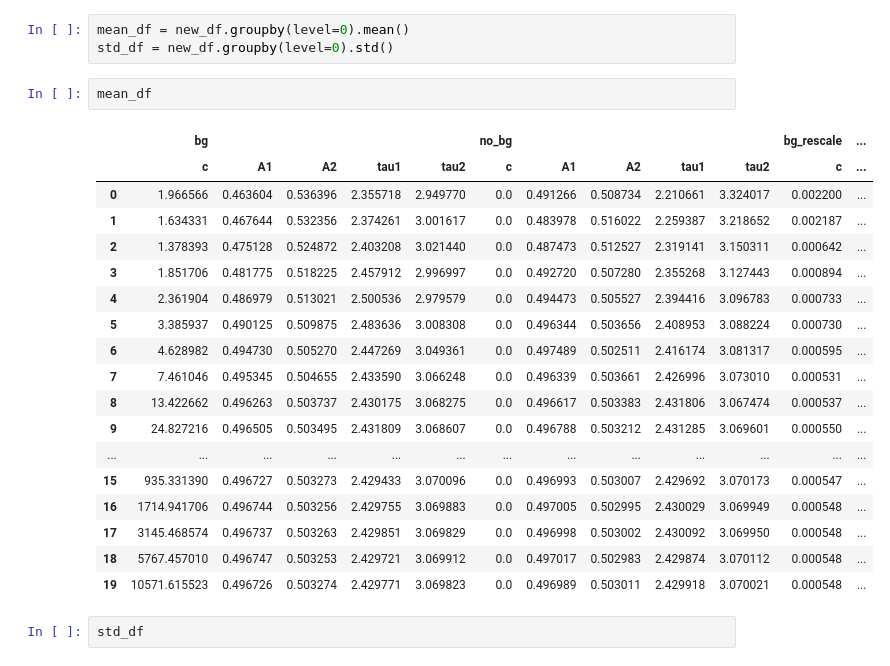
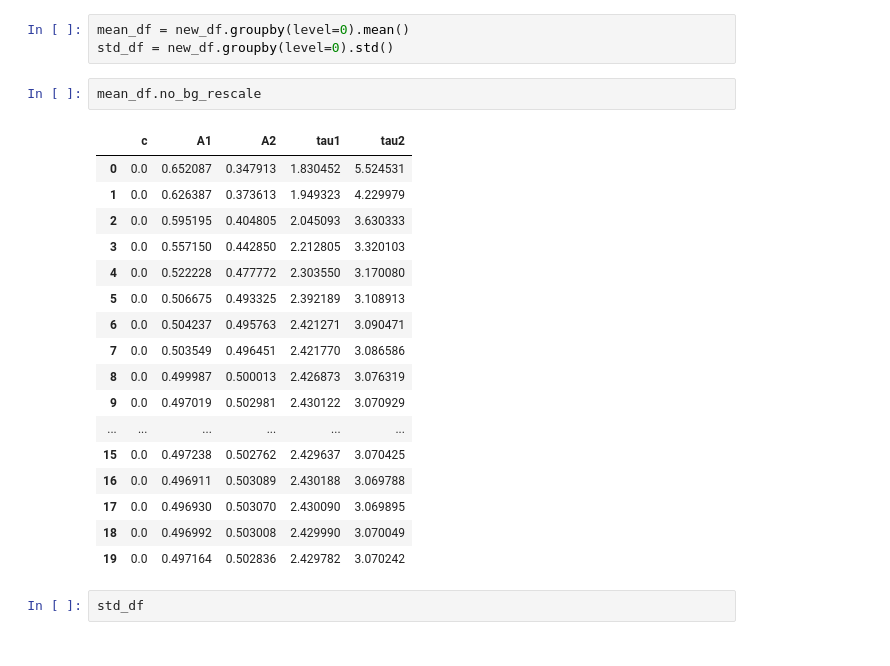
Before and after one commit to ngcnpeter/Y3_Group_Project_2B, a Jupyter notebook: TCSPC-simulation/MLE (7).ipynb, the cells around one changed output. Saved outputs shown, nothing was run; the diff lists cells and outputs as text.

```diff
--- a/TCSPC-simulation/MLE (7).ipynb
+++ b/TCSPC-simulation/MLE (7).ipynb
@@ -378,26 +417,25 @@ plt.show()
 mean_df = new_df.groupby(level=0).mean()
 std_df = new_df.groupby(level=0).std()
 # %%
-mean_df
+mean_df.no_bg_rescale
 # %% [output]
-|  | bg |  |  |  |  | no_bg |  |  |  |  | bg_rescale | ... |
-|  | c | A1 | A2 | tau1 | tau2 | c | A1 | A2 | tau1 | tau2 | c | ... |
-| 0 | 1.966566 | 0.463604 | 0.536396 | 2.355718 | 2.949770 | 0.0 | 0.491266 | 0.508734 | 2.210661 | 3.324017 | 0.002200 | ... |
-| 1 | 1.634331 | 0.467644 | 0.532356 | 2.374261 | 3.001617 | 0.0 | 0.483978 | 0.516022 | 2.259387 | 3.218652 | 0.002187 | ... |
-| 2 | 1.378393 | 0.475128 | 0.524872 | 2.403208 | 3.021440 | 0.0 | 0.487473 | 0.512527 | 2.319141 | 3.150311 | 0.000642 | ... |
-| 3 | 1.851706 | 0.481775 | 0.518225 | 2.457912 | 2.996997 | 0.0 | 0.492720 | 0.507280 | 2.355268 | 3.127443 | 0.000894 | ... |
-| 4 | 2.361904 | 0.486979 | 0.513021 | 2.500536 | 2.979579 | 0.0 | 0.494473 | 0.505527 | 2.394416 | 3.096783 | 0.000733 | ... |
-| 5 | 3.385937 | 0.490125 | 0.509875 | 2.483636 | 3.008308 | 0.0 | 0.496344 | 0.503656 | 2.408953 | 3.088224 | 0.000730 | ... |
-| 6 | 4.628982 | 0.494730 | 0.505270 | 2.447269 | 3.049361 | 0.0 | 0.497489 | 0.502511 | 2.416174 | 3.081317 | 0.000595 | ... |
-| 7 | 7.461046 | 0.495345 | 0.504655 | 2.433590 | 3.066248 | 0.0 | 0.496339 | 0.503661 | 2.426996 | 3.073010 | 0.000531 | ... |
-| 8 | 13.422662 | 0.496263 | 0.503737 | 2.430175 | 3.068275 | 0.0 | 0.496617 | 0.503383 | 2.431806 | 3.067474 | 0.000537 | ... |
-| 9 | 24.827216 | 0.496505 | 0.503495 | 2.431809 | 3.068607 | 0.0 | 0.496788 | 0.503212 | 2.431285 | 3.069601 | 0.000550 | ... |
-| ... | ... | ... | ... | ... | ... | ... | ... | ... | ... | ... | ... | ... |
-| 15 | 935.331390 | 0.496727 | 0.503273 | 2.429433 | 3.070096 | 0.0 | 0.496993 | 0.503007 | 2.429692 | 3.070173 | 0.000547 | ... |
-| 16 | 1714.941706 | 0.496744 | 0.503256 | 2.429755 | 3.069883 | 0.0 | 0.497005 | 0.502995 | 2.430029 | 3.069949 | 0.000548 | ... |
-| 17 | 3145.468574 | 0.496737 | 0.503263 | 2.429851 | 3.069829 | 0.0 | 0.496998 | 0.503002 | 2.430092 | 3.069950 | 0.000548 | ... |
-| 18 | 5767.457010 | 0.496747 | 0.503253 | 2.429721 | 3.069912 | 0.0 | 0.497017 | 0.502983 | 2.429874 | 3.070112 | 0.000548 | ... |
-| 19 | 10571.615523 | 0.496726 | 0.503274 | 2.429771 | 3.069823 | 0.0 | 0.496989 | 0.503011 | 2.429918 | 3.070021 | 0.000548 | ... |
+|  | c | A1 | A2 | tau1 | tau2 |
+| 0 | 0.0 | 0.652087 | 0.347913 | 1.830452 | 5.524531 |
+| 1 | 0.0 | 0.626387 | 0.373613 | 1.949323 | 4.229979 |
+| 2 | 0.0 | 0.595195 | 0.404805 | 2.045093 | 3.630333 |
+| 3 | 0.0 | 0.557150 | 0.442850 | 2.212805 | 3.320103 |
+| 4 | 0.0 | 0.522228 | 0.477772 | 2.303550 | 3.170080 |
+| 5 | 0.0 | 0.506675 | 0.493325 | 2.392189 | 3.108913 |
+| 6 | 0.0 | 0.504237 | 0.495763 | 2.421271 | 3.090471 |
+| 7 | 0.0 | 0.503549 | 0.496451 | 2.421770 | 3.086586 |
+| 8 | 0.0 | 0.499987 | 0.500013 | 2.426873 | 3.076319 |
+| 9 | 0.0 | 0.497019 | 0.502981 | 2.430122 | 3.070929 |
+| ... | ... | ... | ... | ... | ... |
+| 15 | 0.0 | 0.497238 | 0.502762 | 2.429637 | 3.070425 |
+| 16 | 0.0 | 0.496911 | 0.503089 | 2.430188 | 3.069788 |
+| 17 | 0.0 | 0.496930 | 0.503070 | 2.430090 | 3.069895 |
+| 18 | 0.0 | 0.496992 | 0.503008 | 2.429990 | 3.070049 |
+| 19 | 0.0 | 0.497164 | 0.502836 | 2.429782 | 3.070242 |
 # %%
 std_df
 # %% [output]
```
Also changed, not shown: parts of 1 cell of this notebook, 1 other file.
